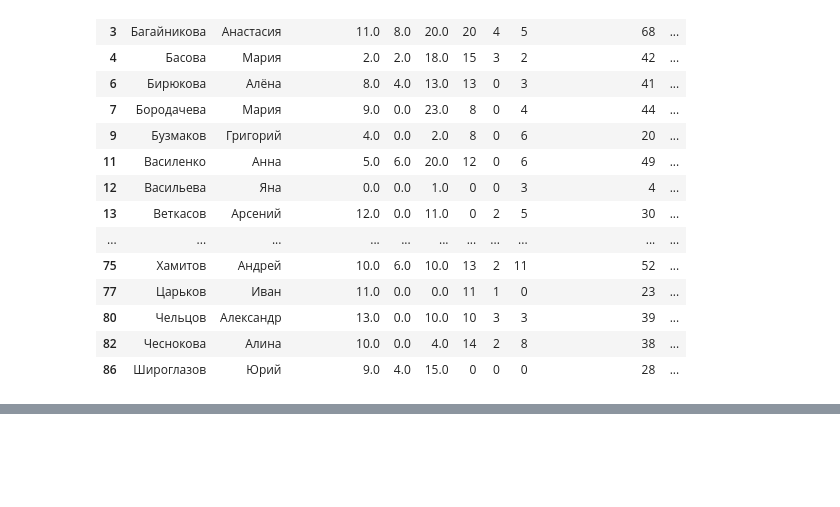
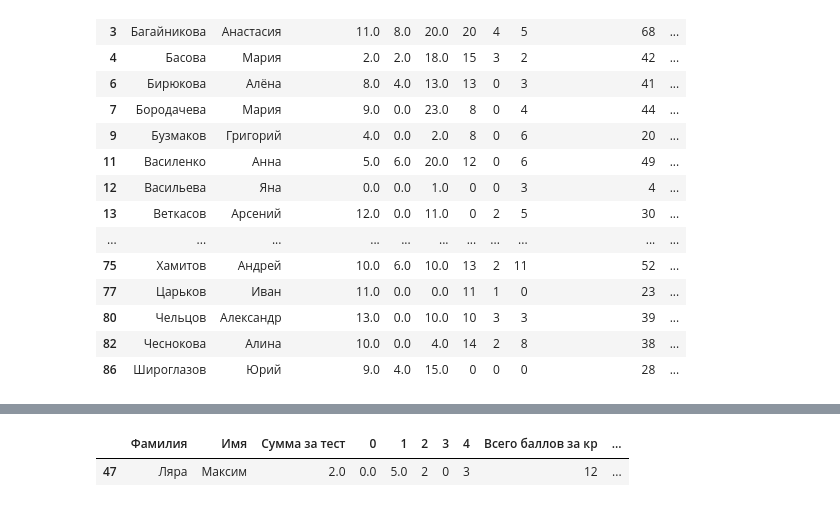
Before and after one commit to maxlyara1/mikra_3semestr_2022-2026, a Jupyter notebook: mikra_3sem_2kr.ipynb, the cells around one changed output, grey strips where cells are left out. Saved outputs shown, nothing was run; the diff lists cells and outputs as text; code cells hidden in the pictures; blank space fills up the shorter version.

```diff
--- a/mikra_3sem_2kr.ipynb
+++ b/mikra_3sem_2kr.ipynb
@@ -473,0 +494,21 @@ merged_df[merged_df['Уровень'] == 'база']
+# %%
+
+from sklearn.preprocessing import MinMaxScaler
+
+# Assuming merged_df is your DataFrame
+# Assuming 'Уровень' and 'Всего баллов за кр' are the column names
+
+# Select the data for the specified level ('база')
+base_level_data = merged_df[merged_df['Уровень'] == 'база']['Всего баллов за кр']
+
+
+# Use MinMaxScaler to normalize the data to a range from 1 to 10
+scaler = MinMaxScaler(feature_range=(2, 10))
+normalized_data = scaler.fit_transform(base_level_data.values.reshape(-1, 1))
+
+# Add the 'Оценка' column to the DataFrame
+merged_df['Оценка'] = None  # Create a new column with None values
+merged_df.loc[merged_df['Уровень'] == 'база', 'Оценка'] = normalized_data
+
+# Display the DataFrame with the new 'Оценка' column
+merged_df
@@ -473,0 +529,5 @@ merged_df[merged_df['Уровень'] == 'база']
+# %%
+merged_df[merged_df['Фамилия']=='Ляра']
+# %% [output]
+|  | Фамилия | Имя | Сумма за тест | 0 | 1 | 2 | 3 | 4 | Всего баллов за кр | ... |
+| 47 | Ляра | Максим | 2.0 | 0.0 | 5.0 | 2 | 0 | 3 | 12 | ... |
```
Also changed, not shown: parts of 3 cells of this notebook.
